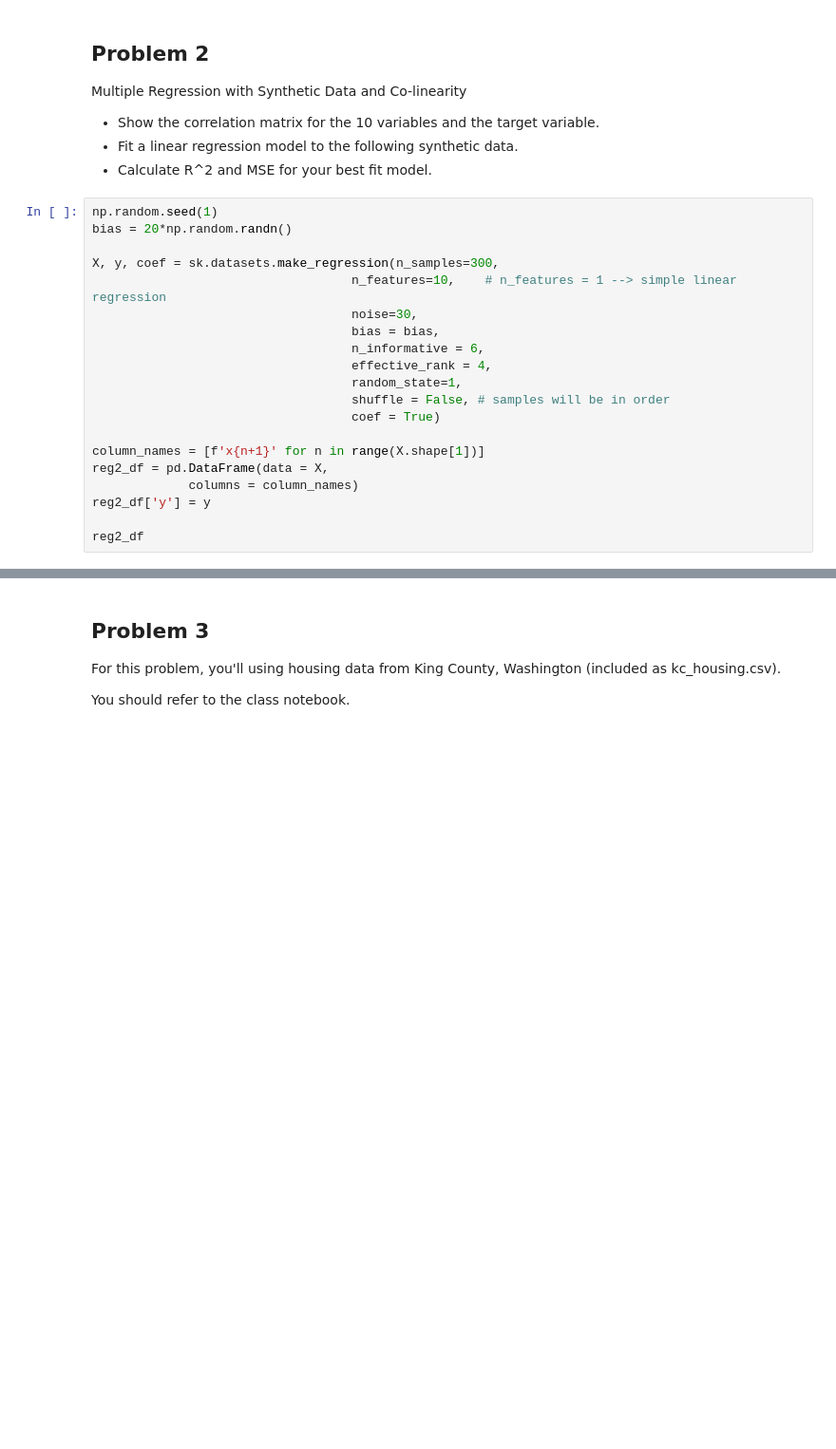
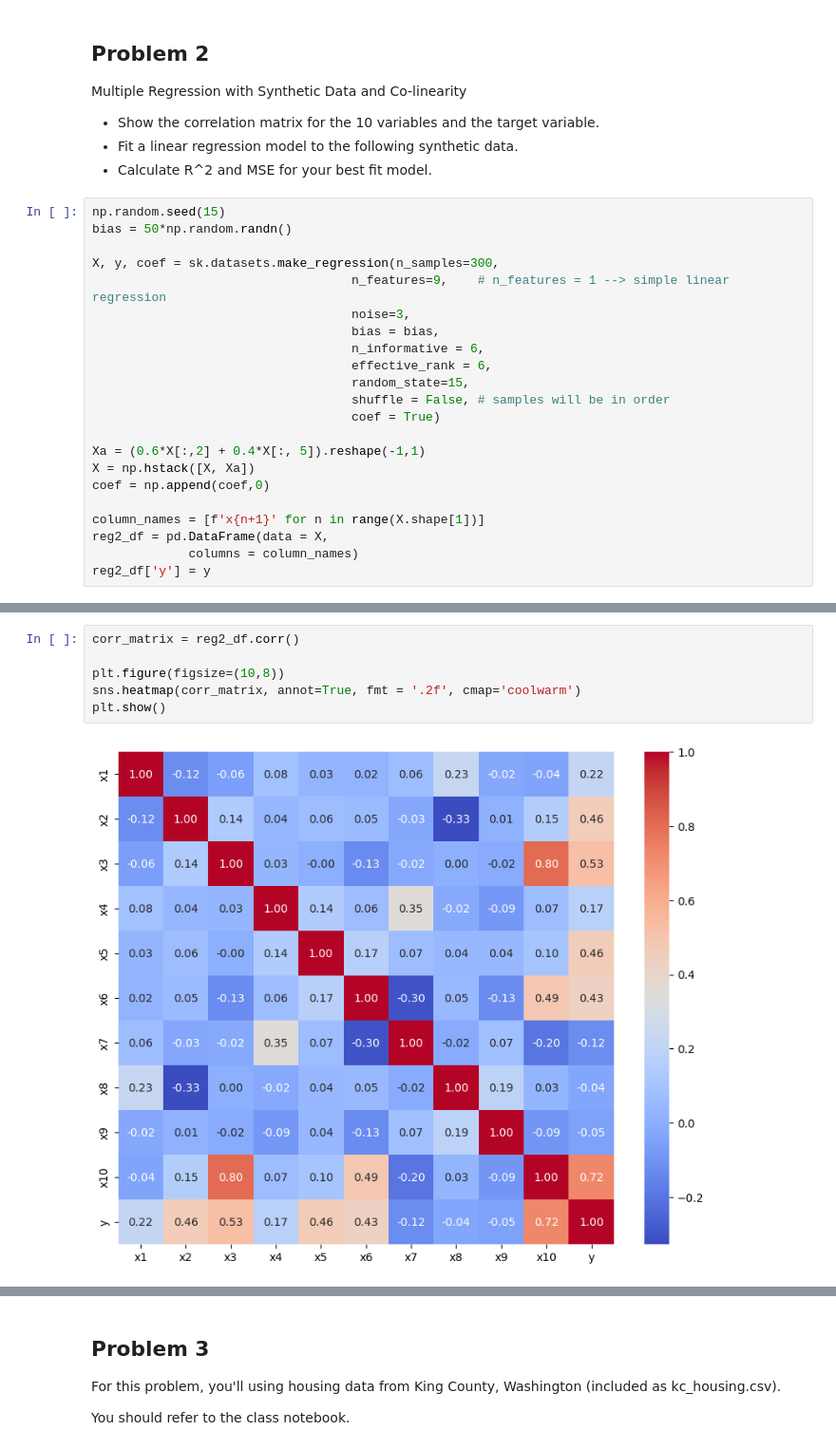
Before and after one commit to GettysburgDataScience/ps1-linear-regression-joinja01, a Jupyter notebook: PS1.ipynb, the cells around one changed output, grey strips where cells are left out. Shown at 95% size. Cells and saved outputs as stored; diff of their text form; blank space fills up the shorter version.

```diff
--- a/PS1.ipynb
+++ b/PS1.ipynb
@@ -86,22 +129,24 @@ Multiple Regression with Synthetic Data and Co-linearity
  - Fit a linear regression model to the following synthetic data.
  - Calculate R^2 and MSE for your best fit model.
 # %%
-np.random.seed(1)
-bias = 20*np.random.randn()
+np.random.seed(15)
+bias = 50*np.random.randn()
 
 X, y, coef = sk.datasets.make_regression(n_samples=300,
-                                   n_features=10,    # n_features = 1 --> simple linear regression
-                                   noise=30,
+                                   n_features=9,    # n_features = 1 --> simple linear regression
+                                   noise=3,
                                    bias = bias,
                                    n_informative = 6,
-                                   effective_rank = 4,
-                                   random_state=1,
+                                   effective_rank = 6,
+                                   random_state=15,
                                    shuffle = False, # samples will be in order
                                    coef = True)
+
+Xa = (0.6*X[:,2] + 0.4*X[:, 5]).reshape(-1,1)
+X = np.hstack([X, Xa])
+coef = np.append(coef,0)
 
 column_names = [f'x{n+1}' for n in range(X.shape[1])]
 reg2_df = pd.DataFrame(data = X,
              columns = column_names)
 reg2_df['y'] = y
-
-reg2_df
@@ -121,0 +153,8 @@ reg2_df
+# %%
+corr_matrix = reg2_df.corr()
+
+plt.figure(figsize=(10,8))
+sns.heatmap(corr_matrix, annot=True, fmt = '.2f', cmap='coolwarm')
+plt.show()
+# %% [output]
+[figure, added]
```
Also changed, not shown: parts of 23 cells of this notebook.
